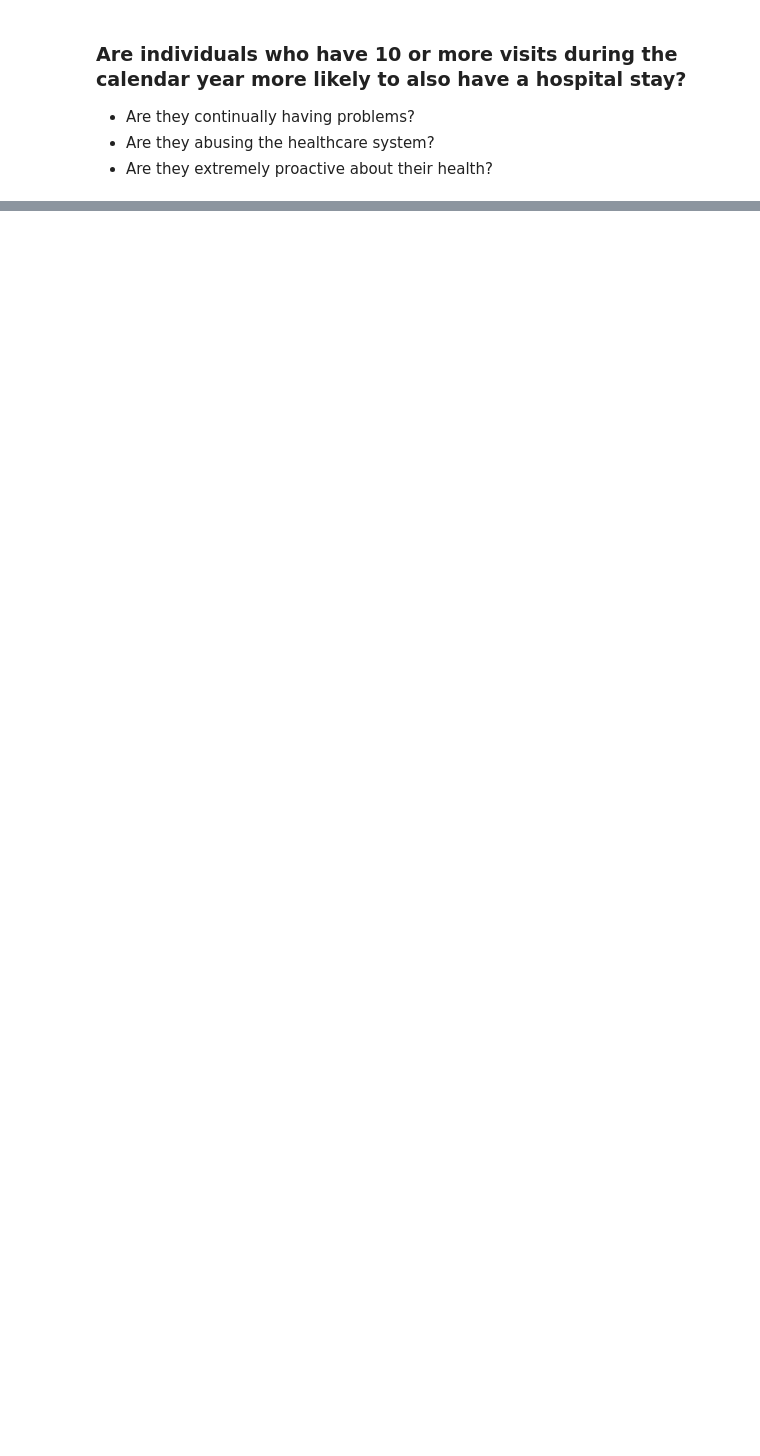
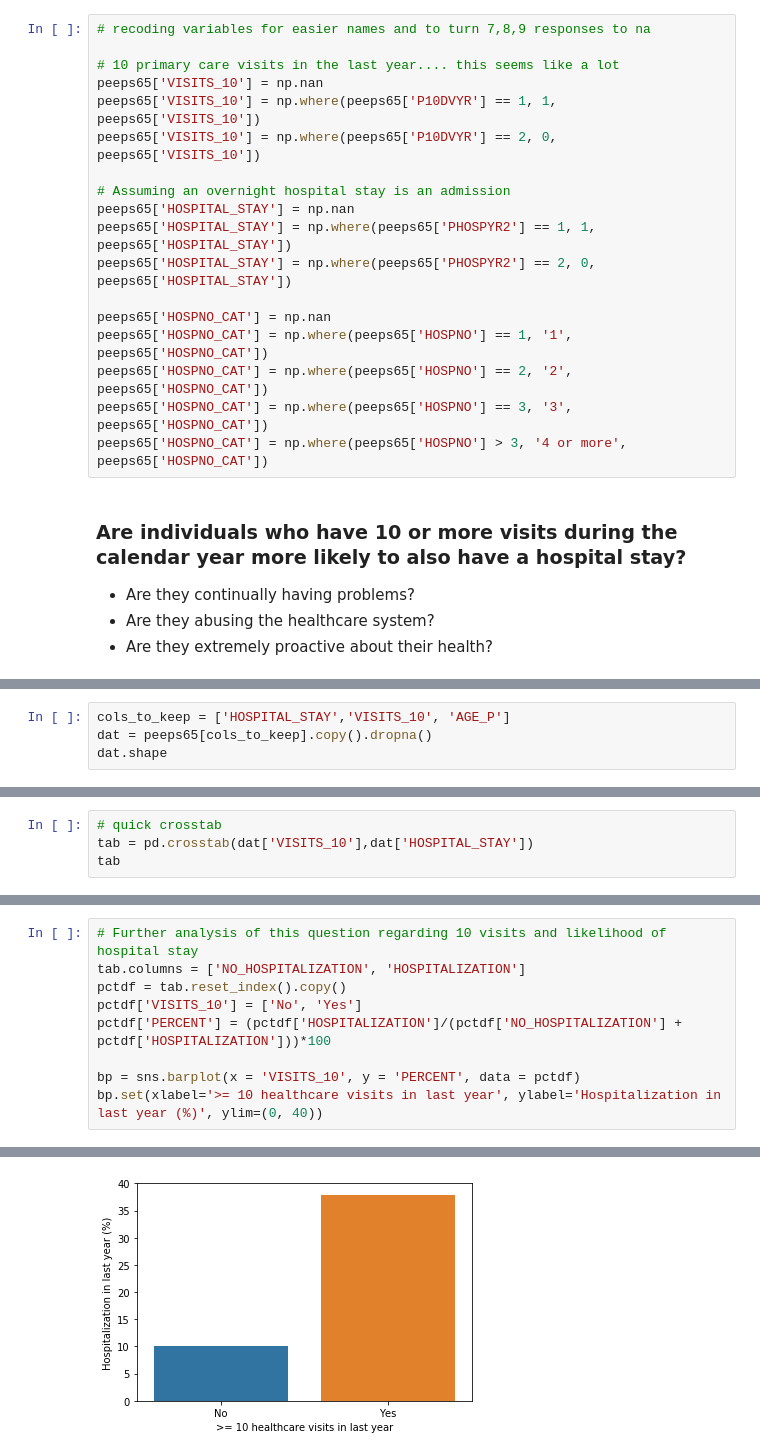
Before and after one commit to allej8/nhis, a Jupyter notebook: nhis-case-study.ipynb, the cells around one changed output, grey strips where cells are left out. Cells and saved outputs as stored; diff of their text form; blank space fills up the shorter version.

Commit message:
analysis update

```diff
--- a/nhis-case-study.ipynb
+++ b/nhis-case-study.ipynb
@@ -21,3 +53,21 @@ peeps18.shape
+# %%
+# recoding variables for easier names and to turn 7,8,9 responses to na
+
+# 10 primary care visits in the last year.... this seems like a lot
+peeps65['VISITS_10'] = np.nan
+peeps65['VISITS_10'] = np.where(peeps65['P10DVYR'] == 1, 1, peeps65['VISITS_10'])
+peeps65['VISITS_10'] = np.where(peeps65['P10DVYR'] == 2, 0, peeps65['VISITS_10'])
+
+# Assuming an overnight hospital stay is an admission
+peeps65['HOSPITAL_STAY'] = np.nan
+peeps65['HOSPITAL_STAY'] = np.where(peeps65['PHOSPYR2'] == 1, 1, peeps65['HOSPITAL_STAY'])
+peeps65['HOSPITAL_STAY'] = np.where(peeps65['PHOSPYR2'] == 2, 0, peeps65['HOSPITAL_STAY'])
+
+peeps65['HOSPNO_CAT'] = np.nan
+peeps65['HOSPNO_CAT'] = np.where(peeps65['HOSPNO'] == 1, '1', peeps65['HOSPNO_CAT'])
+peeps65['HOSPNO_CAT'] = np.where(peeps65['HOSPNO'] == 2, '2', peeps65['HOSPNO_CAT'])
+peeps65['HOSPNO_CAT'] = np.where(peeps65['HOSPNO'] == 3, '3', peeps65['HOSPNO_CAT'])
+peeps65['HOSPNO_CAT'] = np.where(peeps65['HOSPNO'] > 3, '4 or more', peeps65['HOSPNO_CAT'])
 # %% [markdown]
 ### Are individuals who have 10 or more visits during the calendar year more likely to also have a hospital stay?
 - Are they continually having problems?
@@ -46,0 +76,4 @@ pd.crosstab(peeps18['VISITS_10'],peeps18['HOSPITAL_STAY'])
+# %%
+cols_to_keep = ['HOSPITAL_STAY','VISITS_10', 'AGE_P']
+dat = peeps65[cols_to_keep].copy().dropna()
+dat.shape
@@ -46,0 +82,4 @@ pd.crosstab(peeps18['VISITS_10'],peeps18['HOSPITAL_STAY'])
+# %%
+# quick crosstab
+tab = pd.crosstab(dat['VISITS_10'],dat['HOSPITAL_STAY'])
+tab
@@ -46,0 +91,10 @@ pd.crosstab(peeps18['VISITS_10'],peeps18['HOSPITAL_STAY'])
+# %%
+# Further analysis of this question regarding 10 visits and likelihood of hospital stay
+tab.columns = ['NO_HOSPITALIZATION', 'HOSPITALIZATION']
+pctdf = tab.reset_index().copy()
+pctdf['VISITS_10'] = ['No', 'Yes']
+pctdf['PERCENT'] = (pctdf['HOSPITALIZATION']/(pctdf['NO_HOSPITALIZATION'] + pctdf['HOSPITALIZATION']))*100
+
+bp = sns.barplot(x = 'VISITS_10', y = 'PERCENT', data = pctdf)
+bp.set(xlabel='>= 10 healthcare visits in last year', ylabel='Hospitalization in last year (%)', ylim=(0, 40))
+# %% [output]
@@ -46,0 +104 @@ pd.crosstab(peeps18['VISITS_10'],peeps18['HOSPITAL_STAY'])
+[figure, added]
```
Also changed, not shown: parts of 16 cells of this notebook, 1 other file.
